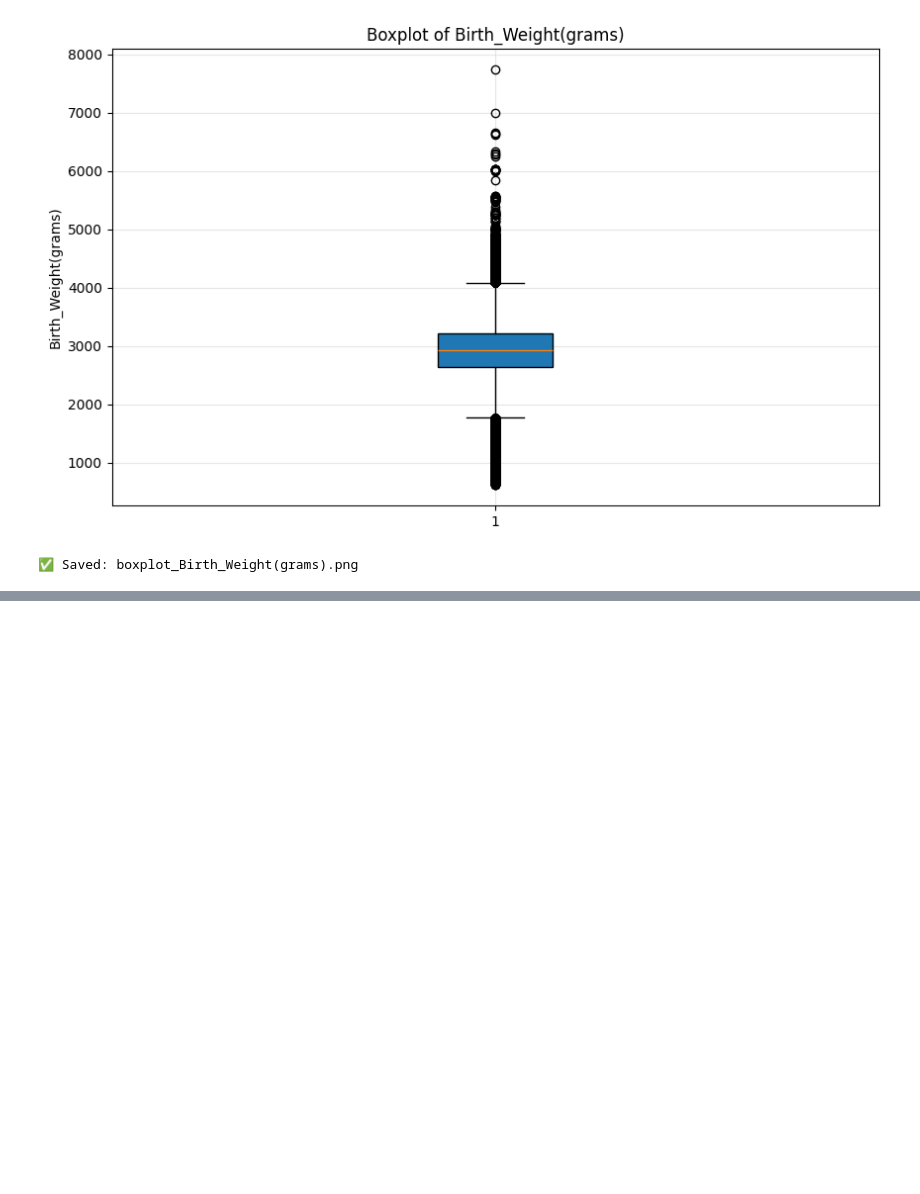
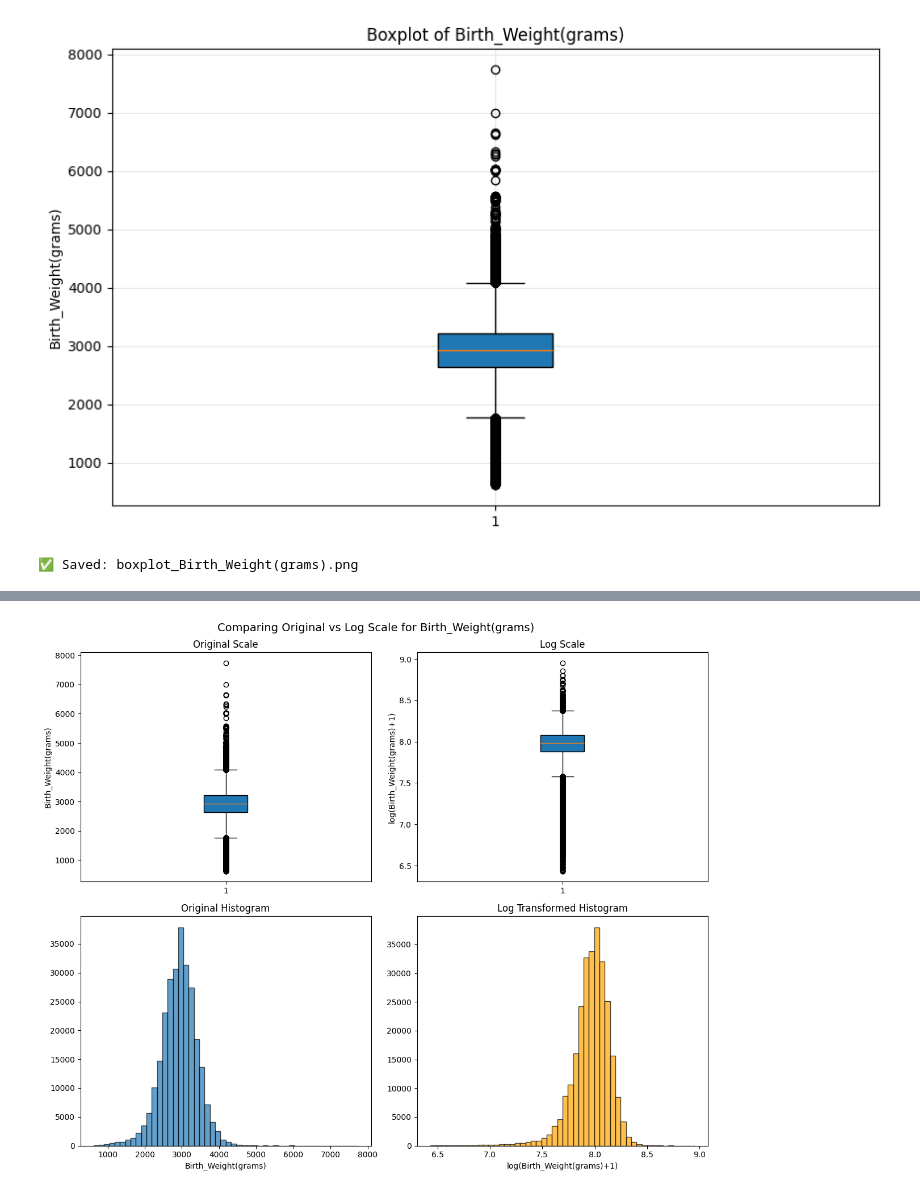
Before and after one commit to Dhanushkaprabhath2001/parity-patterns-sri-lanka, a Jupyter notebook: notebooks/2020_Birth/analysis01.ipynb, the cells around one changed output, grey strips where cells are left out. Saved outputs shown, nothing was run; the diff lists cells and outputs as text; code cells hidden in the pictures; blank space fills up the shorter version.

```diff
--- a/notebooks/2020_Birth/analysis01.ipynb
+++ b/notebooks/2020_Birth/analysis01.ipynb
@@ -532,0 +627,37 @@ else:
+# %%
+import pandas as pd
+import matplotlib.pyplot as plt
+import numpy as np
+
+
+COLUMN = 'Birth_Weight(grams)'  # Change this
+data = df[COLUMN].dropna()
+
+fig, axes = plt.subplots(2, 2, figsize=(12, 10))
+
+# Original scale
+axes[0, 0].boxplot(data, patch_artist=True)
+axes[0, 0].set_title('Original Scale')
+axes[0, 0].set_ylabel(COLUMN)
+
+# Log scale
+axes[0, 1].boxplot(np.log1p(data), patch_artist=True)  # log1p handles zeros
+axes[0, 1].set_title('Log Scale')
+axes[0, 1].set_ylabel(f'log({COLUMN}+1)')
+
+# Original histogram
+axes[1, 0].hist(data, bins=50, edgecolor='black', alpha=0.7)
+axes[1, 0].set_xlabel(COLUMN)
+axes[1, 0].set_title('Original Histogram')
+
+# Log scale histogram
+axes[1, 1].hist(np.log1p(data), bins=50, edgecolor='black', alpha=0.7, color='orange')
+axes[1, 1].set_xlabel(f'log({COLUMN}+1)')
+axes[1, 1].set_title('Log Transformed Histogram')
+
+plt.suptitle(f'Comparing Original vs Log Scale for {COLUMN}', fontsize=14)
+plt.tight_layout()
+plt.savefig(f'{COLUMN}_logscale.png', dpi=300, bbox_inches='tight')
+plt.show()
+# %% [output]
+[figure, added]
```
Also changed, not shown: parts of 12 cells of this notebook, 19 other files.
